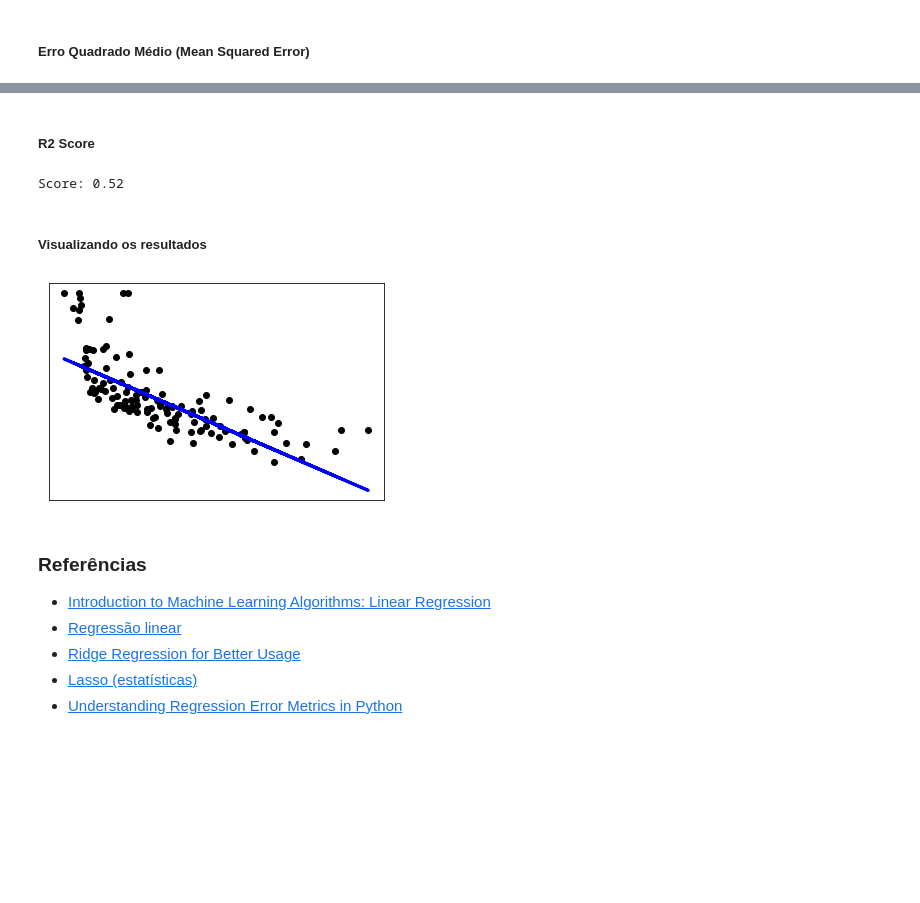
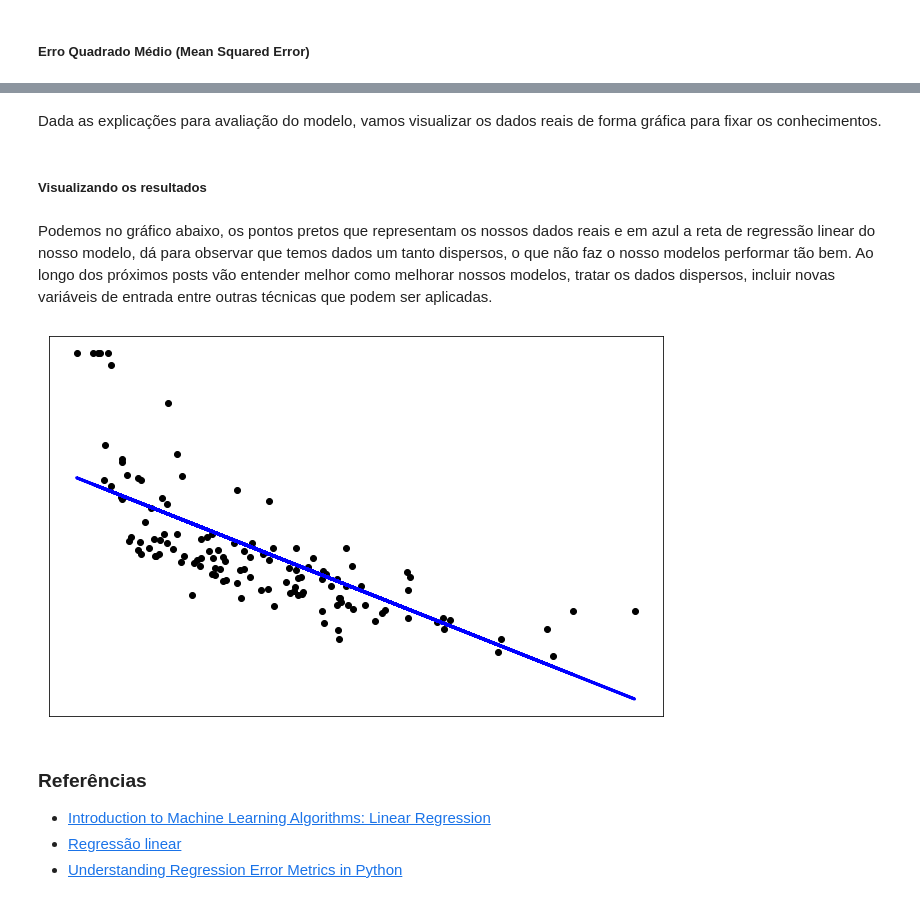
Before and after one commit to Dados-ao-Cubo/regressao_linear, a Jupyter notebook: Regressão_Linear_com_scikit_learn.ipynb, the cells around one changed output, grey strips where cells are left out. Drawn from its saved outputs; the diff is of its cells as text; code cells hidden in the pictures; blank space fills up the shorter version.

```diff
--- a/Regressão_Linear_com_scikit_learn.ipynb
+++ b/Regressão_Linear_com_scikit_learn.ipynb
@@ -108,7 +137,2 @@ X_train, X_test, y_train, y_test = train_test_split(X, y, test_size=0.25)
 # %% [markdown]
 Criando o modelo
-# %%
-lr = LinearRegression()
-lr.fit(X_train, y_train)
-y_pred = lr.predict(X_test)
-y_pred[:20]
@@ -123,0 +139,9 @@ Coeficientes: [-0.97420962]
+# %%
+# Criando o modelo LinearRegression
+regr = LinearRegression()
+# Realizar treinamento do modelo
+regr.fit(X_train, y_train)
+# Realizar predição com os dados separados para teste
+y_pred = regr.predict(X_test)
+# Visualização dos 20 primeiros resultados
+y_pred[:20]
@@ -140,23 +201,21 @@ Mean Absolute Error: 4.85
-# %% [markdown]
-##### R2 Score
-# %%
-print('Score: %.2f' % r2_score(y_test, y_pred))
-# %% [output]
-Score: 0.52
+# %% [markdown]
+Dada as explicações para avaliação do modelo, vamos visualizar os dados reais de forma gráfica para fixar os conhecimentos.
 # %% [markdown]
 ##### Visualizando os resultados
+# %% [markdown]
+
+Podemos no gráfico abaixo, os pontos pretos que representam os nossos dados reais e em azul a reta de regressão linear do nosso modelo, dá para observar que temos dados um tanto dispersos, o que não faz o nosso modelos performar tão bem. Ao longo dos próximos posts vão entender melhor como melhorar nossos modelos, tratar os dados dispersos, incluir novas variáveis de entrada entre outras técnicas que podem ser aplicadas.
 # %%
+plt.rcParams['figure.figsize'] = (11,7)
 plt.scatter(X_test, y_test,  color='black')
 plt.plot(X_test, y_pred, color='blue', linewidth=3)
 plt.xticks(())
 plt.yticks(())
 plt.show()
 # %% [output]
-[figure, old version]
+[figure, new version]
 # %% [markdown]
 ### Referências
 *   [Introduction to Machine Learning Algorithms: Linear Regression](https://towardsdatascience.com/introduction-to-machine-learning-algorithms-linear-regression-14c4e325882a)
 *   [Regressão linear](https://pt.wikipedia.org/wiki/Regress%C3%A3o_linear)
-*   [Ridge Regression for Better Usage](https://towardsdatascience.com/ridge-regression-for-better-usage-2f19b3a202db)
-*   [Lasso (estatísticas)](https://pt.qwe.wiki/wiki/Lasso_(statistics))
 *   [Understanding Regression Error Metrics in Python](https://www.dataquest.io/blog/understanding-regression-error-metrics/)
```
Also changed, not shown: parts of 30 cells of this notebook.
